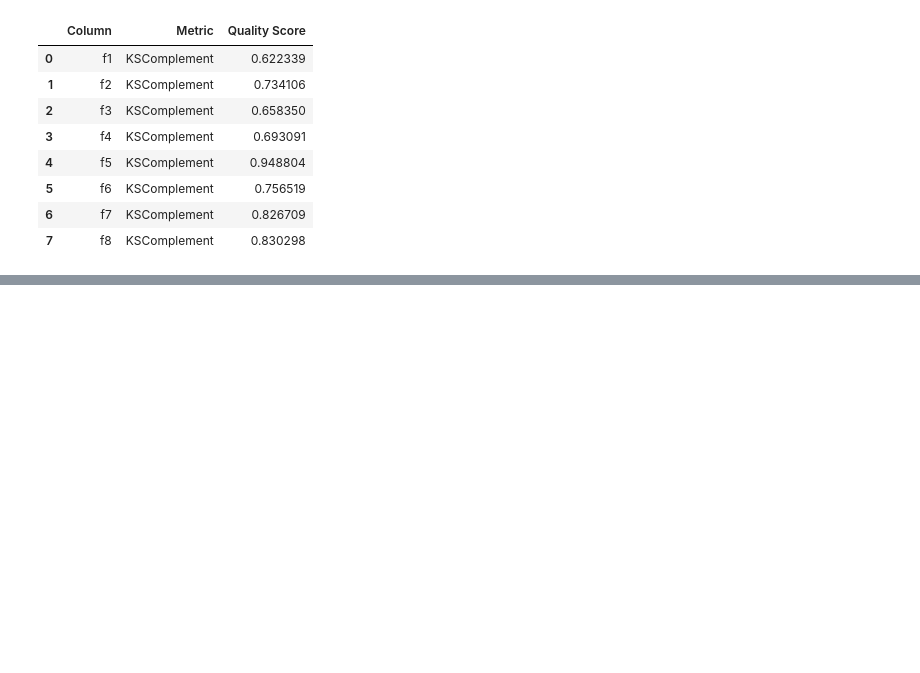
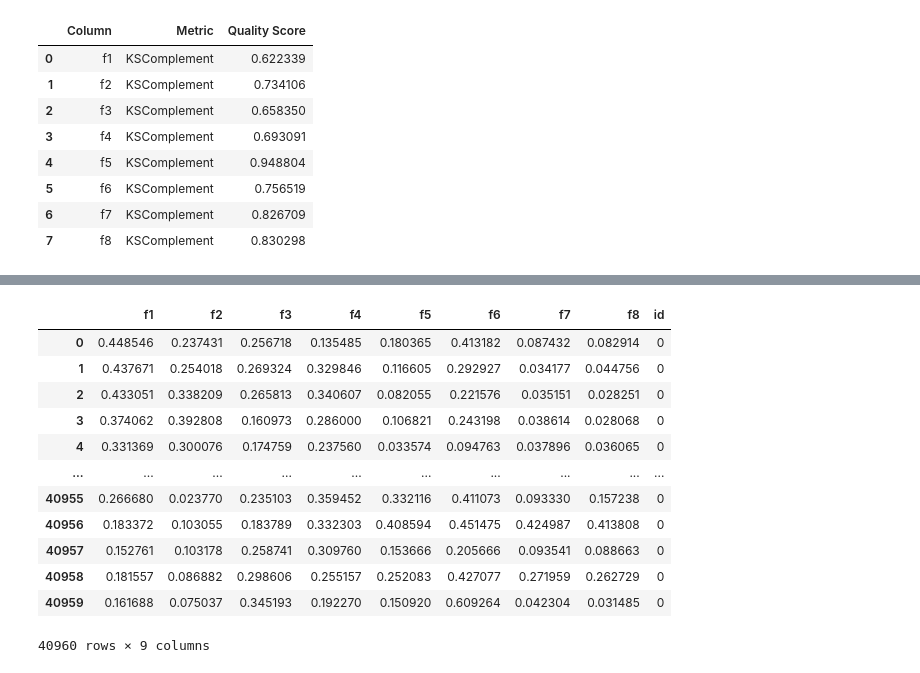
Before and after one commit to MischaRauch/Stable_Diffusion_on_EEG_Signals, a Jupyter notebook: quality_report_featureDistribution_fft.ipynb, the cells around one changed output, grey strips where cells are left out. Cells and saved outputs as stored; diff of their text form; code cells hidden in the pictures; blank space fills up the shorter version.

```diff
--- a/quality_report_featureDistribution_fft.ipynb
+++ b/quality_report_featureDistribution_fft.ipynb
@@ -207,3 +191,19 @@ fig = get_column_plot(
 fig.show()
 # %% [output]
 [interactive output not drawn]
+# %%
+real_data_df
+# %% [output]
+|  | f1 | f2 | f3 | f4 | f5 | f6 | f7 | f8 | id |
+| 0 | 0.448546 | 0.237431 | 0.256718 | 0.135485 | 0.180365 | 0.413182 | 0.087432 | 0.082914 | 0 |
+| 1 | 0.437671 | 0.254018 | 0.269324 | 0.329846 | 0.116605 | 0.292927 | 0.034177 | 0.044756 | 0 |
+| 2 | 0.433051 | 0.338209 | 0.265813 | 0.340607 | 0.082055 | 0.221576 | 0.035151 | 0.028251 | 0 |
+| 3 | 0.374062 | 0.392808 | 0.160973 | 0.286000 | 0.106821 | 0.243198 | 0.038614 | 0.028068 | 0 |
+| 4 | 0.331369 | 0.300076 | 0.174759 | 0.237560 | 0.033574 | 0.094763 | 0.037896 | 0.036065 | 0 |
+| ... | ... | ... | ... | ... | ... | ... | ... | ... | ... |
+| 40955 | 0.266680 | 0.023770 | 0.235103 | 0.359452 | 0.332116 | 0.411073 | 0.093330 | 0.157238 | 0 |
+| 40956 | 0.183372 | 0.103055 | 0.183789 | 0.332303 | 0.408594 | 0.451475 | 0.424987 | 0.413808 | 0 |
+| 40957 | 0.152761 | 0.103178 | 0.258741 | 0.309760 | 0.153666 | 0.205666 | 0.093541 | 0.088663 | 0 |
+| 40958 | 0.181557 | 0.086882 | 0.298606 | 0.255157 | 0.252083 | 0.427077 | 0.271959 | 0.262729 | 0 |
+| 40959 | 0.161688 | 0.075037 | 0.345193 | 0.192270 | 0.150920 | 0.609264 | 0.042304 | 0.031485 | 0 |
+40960 rows × 9 columns
```
Also changed, not shown: parts of 9 cells of this notebook, 6 other files.
